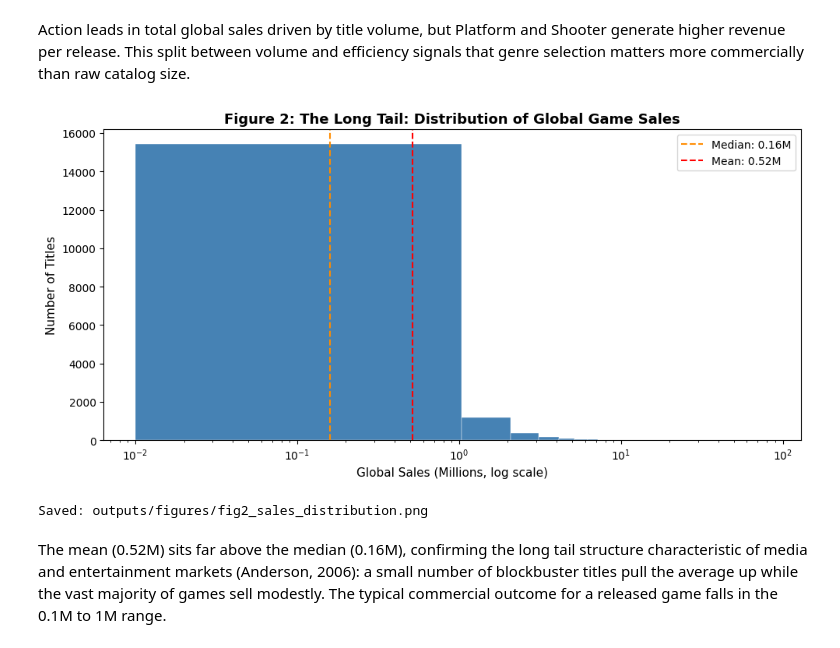
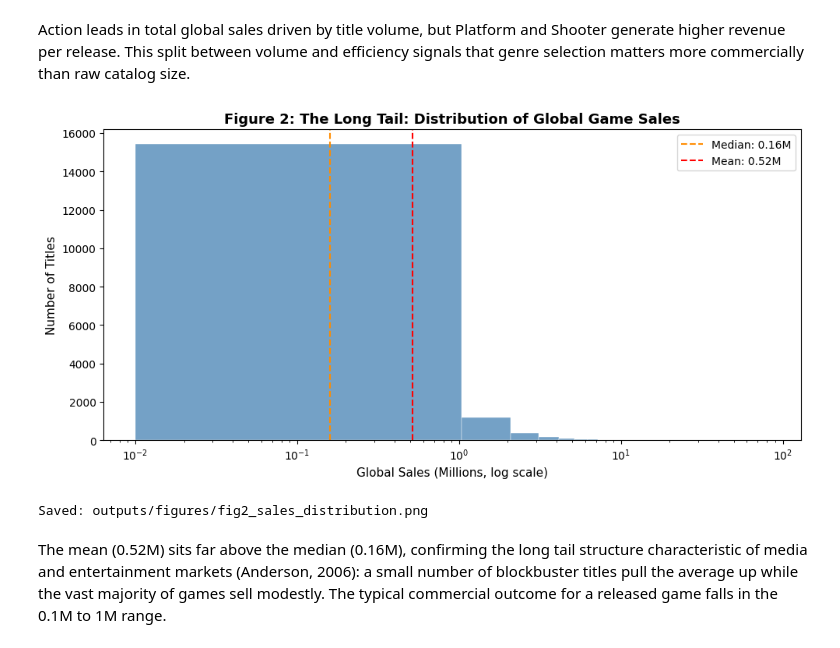
Before and after one commit to thebobmay/ai-programming-foundations-project, a Jupyter notebook: notebooks/data_workflow.ipynb, the cells around one changed output. Drawn from its saved outputs; the diff is of its cells as text; code cells hidden in the pictures.

```diff
--- a/notebooks/data_workflow.ipynb
+++ b/notebooks/data_workflow.ipynb
@@ -837,22 +864,22 @@ Action leads in total global sales driven by title volume, but Platform and Shoo
 # %%
 fig, ax = plt.subplots(figsize=(10, 5))
 
-ax.hist(df_clean['global_sales'], bins=80, color='steelblue', edgecolor='white', linewidth=0.3)
+sns.histplot(df_clean['global_sales'], bins=80, color='steelblue', edgecolor='white', linewidth=0.3, ax=ax)
 ax.set_xscale('log')
 ax.set_xlabel('Global Sales (Millions, log scale)', fontsize=11)
 ax.set_ylabel('Number of Titles', fontsize=11)
 ax.axvline(df_clean['global_sales'].median(), color='darkorange', linestyle='--', linewidth=1.5,
            label=f"Median: {df_clean['global_sales'].median():.2f}M")
 ax.axvline(df_clean['global_sales'].mean(), color='red', linestyle='--', linewidth=1.5,
            label=f"Mean: {df_clean['global_sales'].mean():.2f}M")
 ax.legend(fontsize=10)
 ax.set_title('Figure 2: The Long Tail: Distribution of Global Game Sales', fontsize=13, fontweight='bold')
 plt.tight_layout()
 plt.savefig('../outputs/figures/fig2_sales_distribution.png', dpi=150, bbox_inches='tight')
 plt.show()
 print("Saved: outputs/figures/fig2_sales_distribution.png")
 # %% [output]
-[figure, old version]
+[figure, new version]
 Saved: outputs/figures/fig2_sales_distribution.png
 # %% [markdown]
 The mean (0.52M) sits far above the median (0.16M), confirming the long tail structure characteristic of media and entertainment markets (Anderson, 2006): a small number of blockbuster titles pull the average up while the vast majority of games sell modestly. The typical commercial outcome for a released game falls in the 0.1M to 1M range.
```
Also changed, not shown: parts of 7 cells of this notebook, 8 other files.
